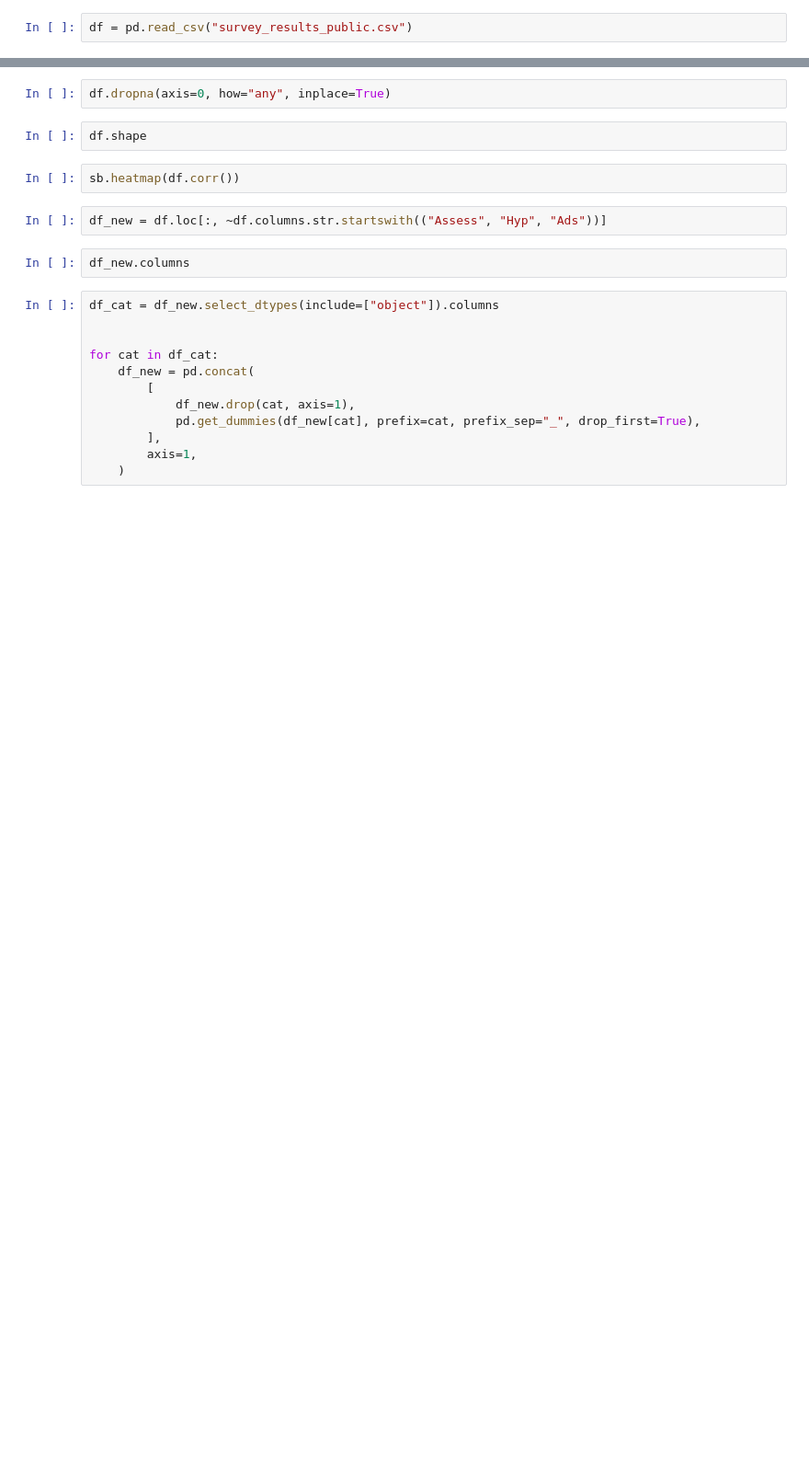
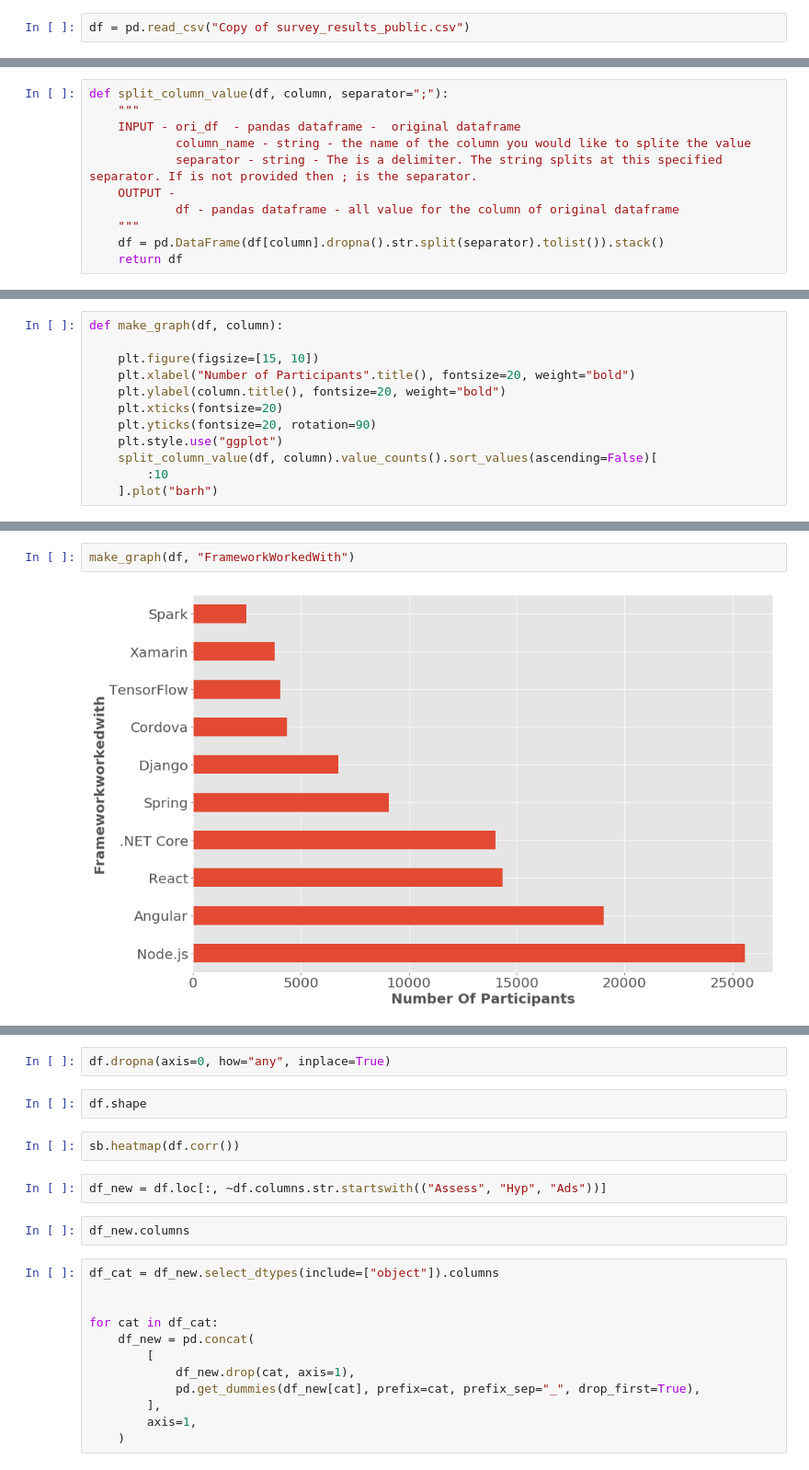
Before and after one commit to Anxhela21/SlackOverflow_2018, a Jupyter notebook: StackOverflowData2018.ipynb, the cells around one changed output, grey strips where cells are left out. Shown: that part at 92% size. Drawn from its saved outputs; the diff is of its cells as text; blank space fills up the shorter version.

```diff
--- a/StackOverflowData2018.ipynb
+++ b/StackOverflowData2018.ipynb
@@ -10,6 +31,6 @@ import seaborn as sb
 # %% [output]
 [interactive output not drawn]
 # %%
-df = pd.read_csv("survey_results_public.csv")
+df = pd.read_csv("Copy of survey_results_public.csv")
 # %% [output]
 [interactive output not drawn]
@@ -26,0 +37,11 @@ df.head()
+# %%
+def split_column_value(df, column, separator=";"):
+    """
+    INPUT - ori_df  - pandas dataframe -  original dataframe
+            column_name - string - the name of the column you would like to splite the value
+            separator - string - The is a delimiter. The string splits at this specified separator. If is not provided then ; is the separator.
+    OUTPUT -
+            df - pandas dataframe - all value for the column of original dataframe
+    """
+    df = pd.DataFrame(df[column].dropna().str.split(separator).tolist()).stack()
+    return df
@@ -26,0 +50,12 @@ df.head()
+# %%
+def make_graph(df, column):
+
+    plt.figure(figsize=[15, 10])
+    plt.xlabel("Number of Participants".title(), fontsize=20, weight="bold")
+    plt.ylabel(column.title(), fontsize=20, weight="bold")
+    plt.xticks(fontsize=20)
+    plt.yticks(fontsize=20, rotation=90)
+    plt.style.use("ggplot")
+    split_column_value(df, column).value_counts().sort_values(ascending=False)[
+        :10
+    ].plot("barh")
@@ -26,0 +64,4 @@ df.head()
+# %%
+make_graph(df, "FrameworkWorkedWith")
+# %% [output]
+[figure, added]
```
Also changed, not shown: parts of 33 cells of this notebook, 3 other files.
